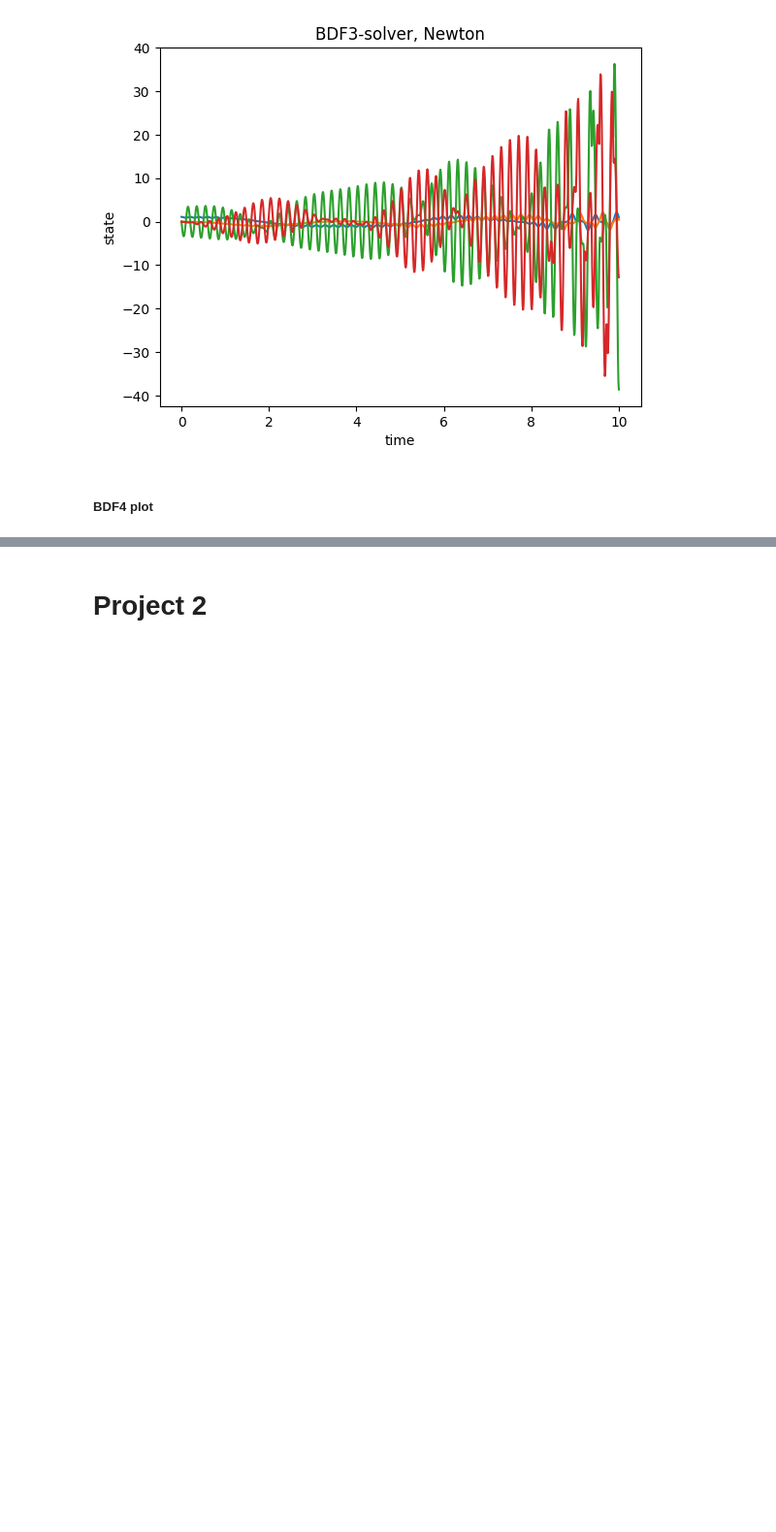
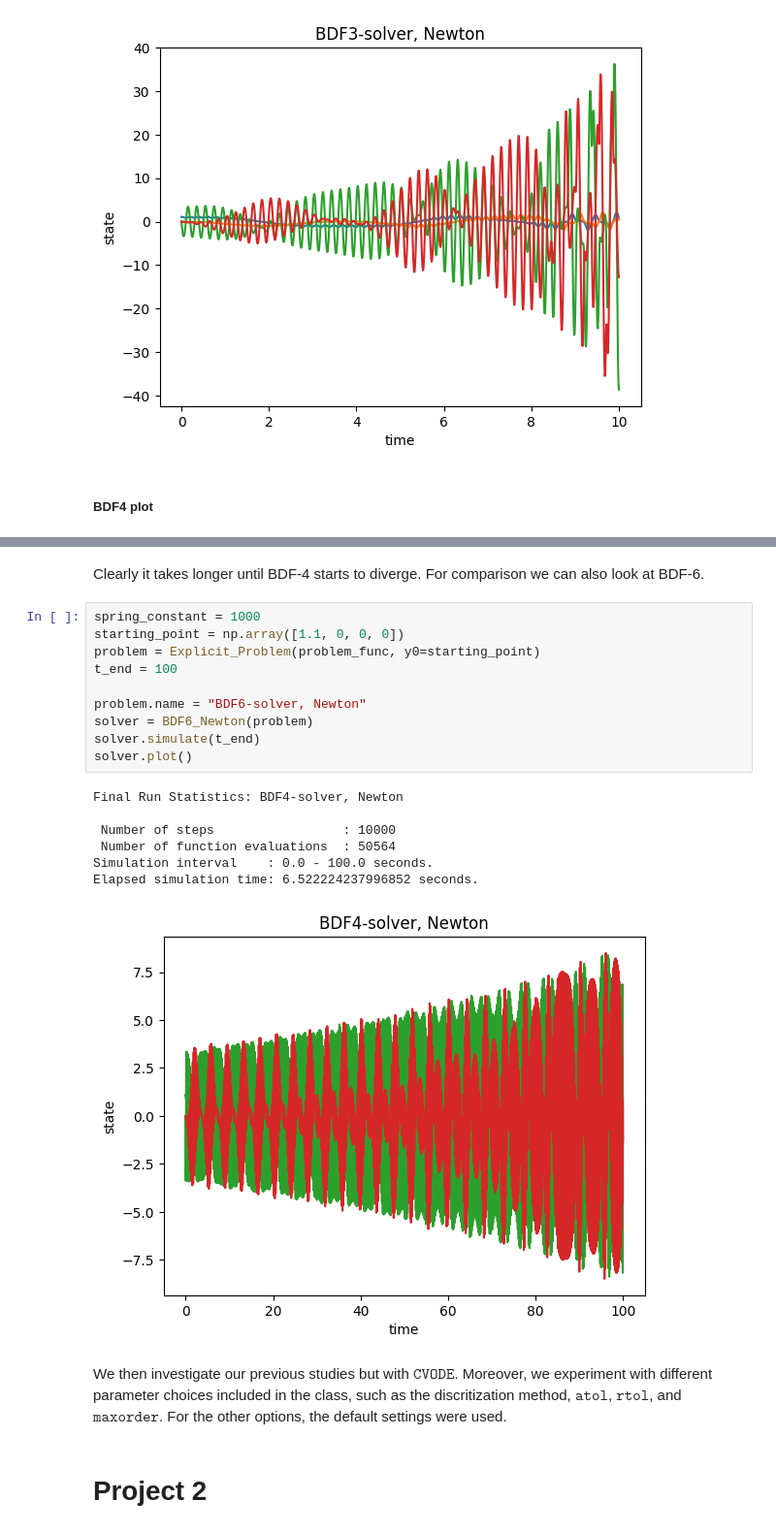
Before and after one commit to mudthomas/NUMN26, a Jupyter notebook: Presentation/presentation.ipynb, the cells around one changed output, grey strips where cells are left out. Shown at 97% size. Drawn from its saved outputs; the diff is of its cells as text; blank space fills up the shorter version.

```diff
--- a/Presentation/presentation.ipynb
+++ b/Presentation/presentation.ipynb
@@ -858,3 +865,25 @@ Elapsed simulation time: 1.0924437270005 seconds.
+# %% [markdown]
+Clearly it takes longer until BDF-4 starts to diverge. For comparison we can also look at BDF-6.
+# %%
+spring_constant = 1000
+starting_point = np.array([1.1, 0, 0, 0])
+problem = Explicit_Problem(problem_func, y0=starting_point)
+t_end = 100
+
+problem.name = "BDF6-solver, Newton"
+solver = BDF6_Newton(problem)
+solver.simulate(t_end)
+solver.plot()
+# %% [output]
+Final Run Statistics: BDF4-solver, Newton
+
+ Number of steps                 : 10000
+ Number of function evaluations  : 50564
+Simulation interval    : 0.0 - 100.0 seconds.
+Elapsed simulation time: 6.522224237996852 seconds.
+[figure, added]
+# %% [markdown]
+We then investigate our previous studies but with $\texttt{CVODE}$. Moreover, we experiment with different parameter choices included in the class, such as the discritization method, $\texttt{atol}$, $\texttt{rtol}$, and $\texttt{maxorder}$. For the other options, the default settings were used.
 # %% [markdown]
 # Project 2
 # %% [markdown]
```
Also changed, not shown: parts of 9 cells of this notebook.
